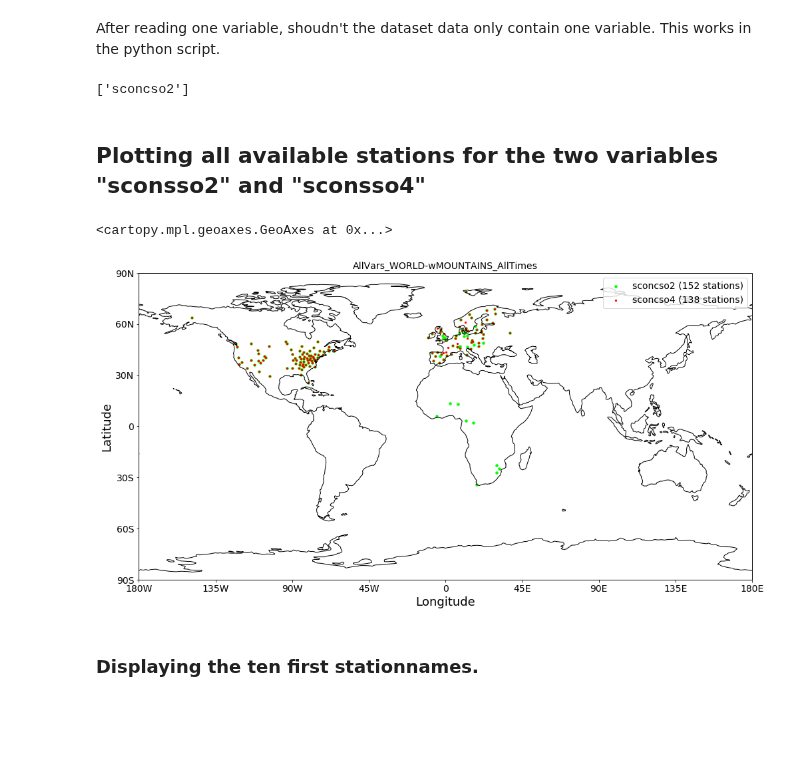
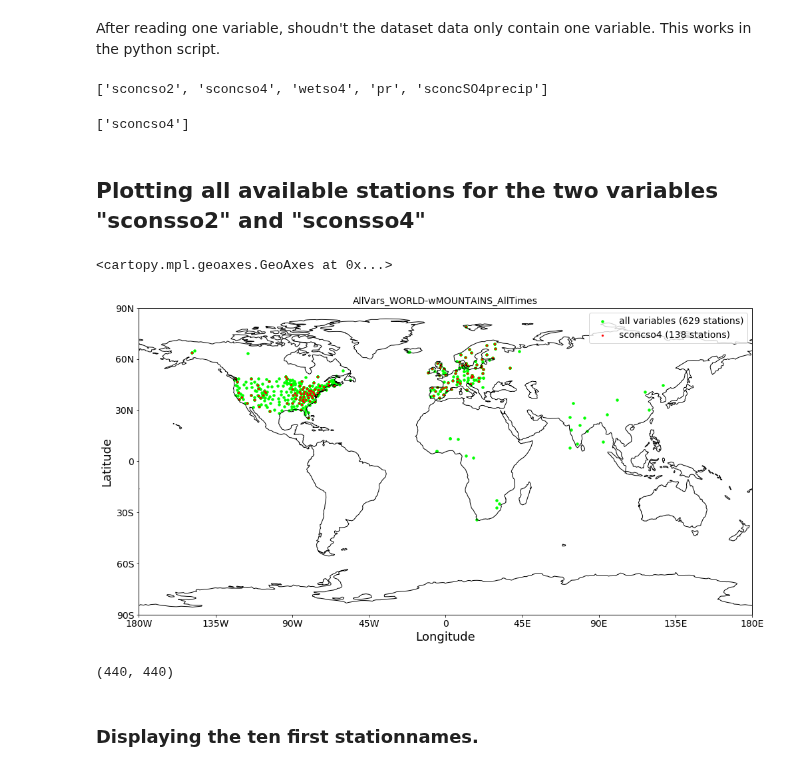
Before and after one commit to metno/pyaerocom, a Jupyter notebook: notebooks/AasEtAl_test.ipynb, the cells around one changed output. Cells and saved outputs as stored; diff of their text form; code cells hidden in the pictures; blank space fills up the shorter version.

Commit message:
cleaned read function

```diff
--- a/notebooks/AasEtAl_test.ipynb
+++ b/notebooks/AasEtAl_test.ipynb
@@ -29,4 +58,4 @@ reader
 # %% [output]
 <pyaerocom.io.read_aasetal.ReadSulphurAasEtAl at 0x...>
 # %%
-data = reader.read(vars_to_retrieve = "sconcso2")
+data = reader.read(vars_to_retrieve = None)
@@ -41,12 +106,16 @@ After reading one variable, shoudn't the dataset data only contain one variable.
 # %%
 data.contains_vars
 # %% [output]
-['sconcso2']
+['sconcso2', 'sconcso4', 'wetso4', 'pr', 'sconcSO4precip']
+# %%
+data2.contains_vars
+# %% [output]
+['sconcso4']
 # %% [markdown]
 ## Plotting all available stations for the two variables "sconsso2" and "sconsso4"
 # %%
-ax = data.plot_station_coordinates(markersize=12, color='lime', label = "sconcso2")
+ax = data.plot_station_coordinates(markersize=12, color='lime', label = "all variables")
 data2.plot_station_coordinates(markersize=5, color='red', ax = ax,  label = "sconcso4")
 # %% [output]
 <cartopy.mpl.geoaxes.GeoAxes at 0x...>
-[figure, old version]
+[figure, new version]
@@ -53,3 +124,7 @@ data2.plot_station_coordinates(markersize=5, color='red', ax = ax,  label = "sco
+# %%
+len(merged.unique_station_names), len(data.unique_station_names)
+# %% [output]
+(440, 440)
 # %% [markdown]
 ### Displaying the ten first stationnames.
 # %%
```
Also changed, not shown: parts of 37 cells of this notebook, 1 other file.
